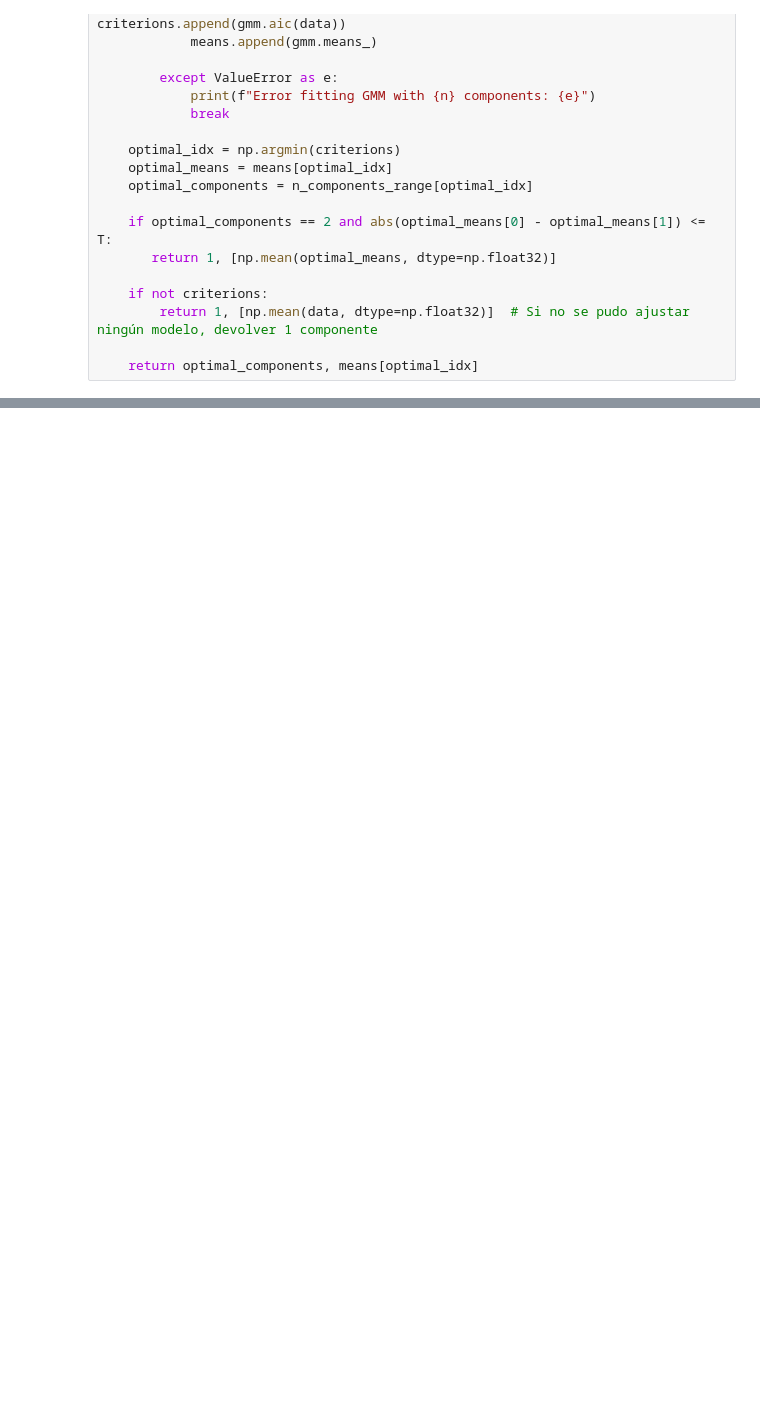
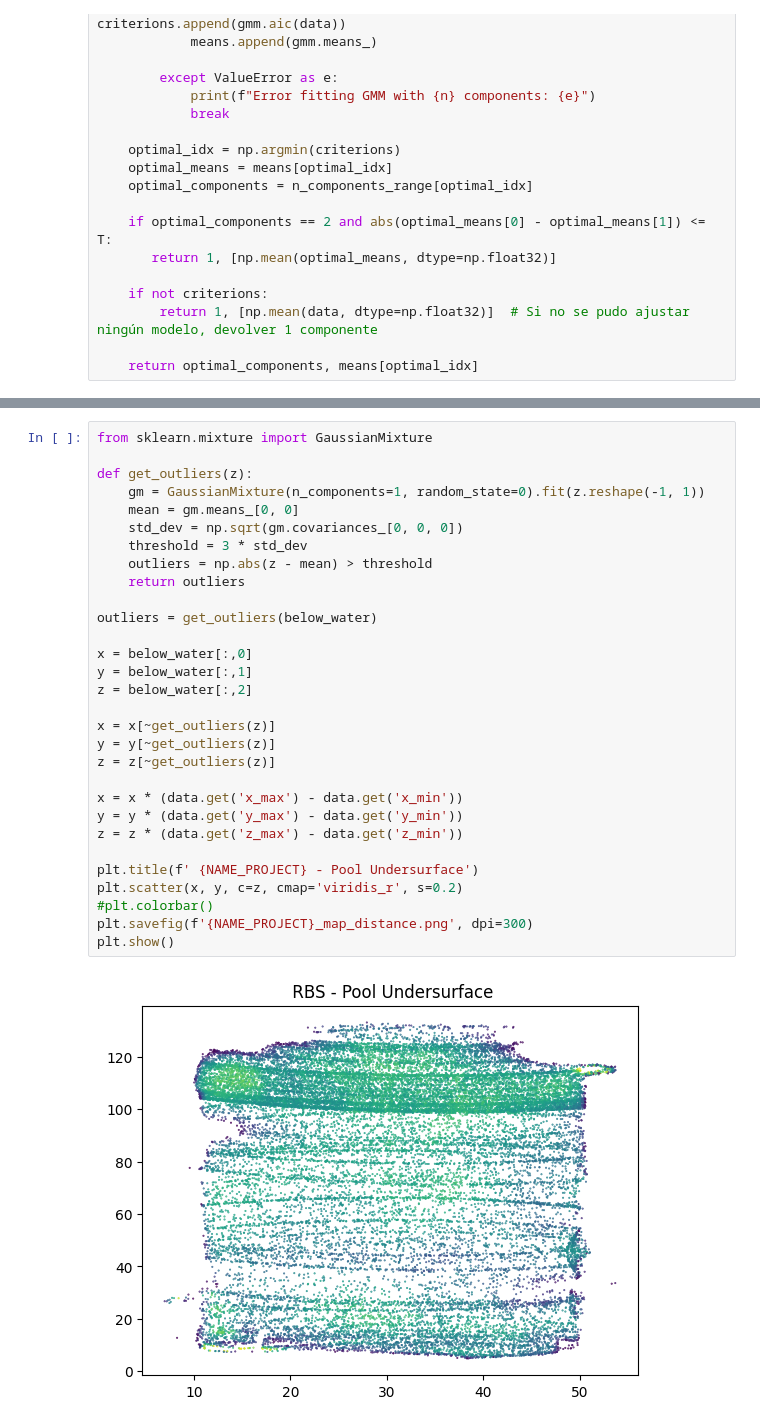
Before and after one commit to Kauel-Chile/sqm_batimetria, a Jupyter notebook: notebooks/model_interfaces.ipynb, the cells around one changed output, grey strips where cells are left out. Drawn from its saved outputs; the diff is of its cells as text; blank space fills up the shorter version.

```diff
--- a/notebooks/model_interfaces.ipynb
+++ b/notebooks/model_interfaces.ipynb
@@ -260,3 +285,35 @@ plt.show()
+# %%
+from sklearn.mixture import GaussianMixture
+
+def get_outliers(z):
+    gm = GaussianMixture(n_components=1, random_state=0).fit(z.reshape(-1, 1))
+    mean = gm.means_[0, 0]
+    std_dev = np.sqrt(gm.covariances_[0, 0, 0])
+    threshold = 3 * std_dev
+    outliers = np.abs(z - mean) > threshold
+    return outliers
+
+outliers = get_outliers(below_water)
+
+x = below_water[:,0]
+y = below_water[:,1]
+z = below_water[:,2]
+
+x = x[~get_outliers(z)]
+y = y[~get_outliers(z)]
+z = z[~get_outliers(z)]
+
+x = x * (data.get('x_max') - data.get('x_min'))
+y = y * (data.get('y_max') - data.get('y_min'))
+z = z * (data.get('z_max') - data.get('z_min'))
+
+plt.title(f' {NAME_PROJECT} - Pool Undersurface')
+plt.scatter(x, y, c=z, cmap='viridis_r', s=0.2)
+#plt.colorbar()
+plt.savefig(f'{NAME_PROJECT}_map_distance.png', dpi=300)
+plt.show()
+# %% [output]
+[figure, added]
 # %%
 import numpy as np
 import pyvista as pv
```
Also changed, not shown: parts of 8 cells of this notebook.
